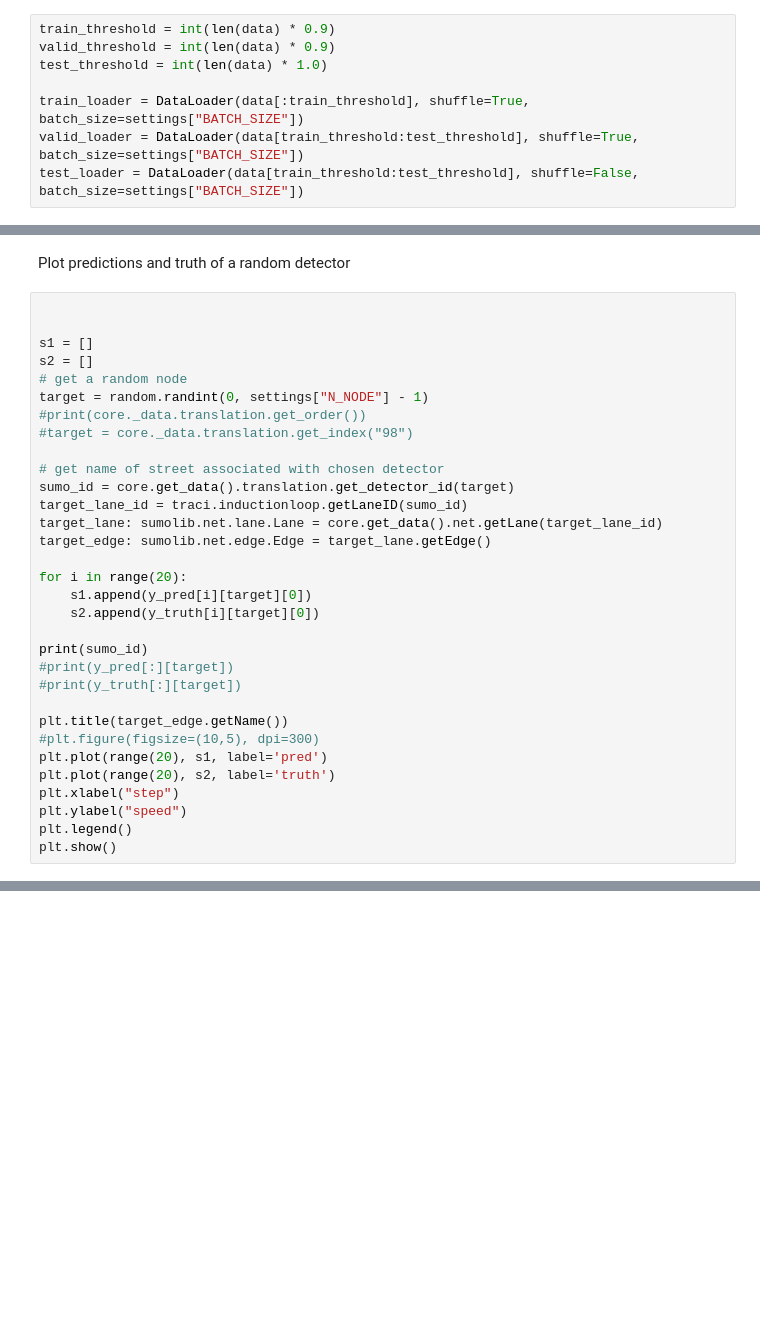
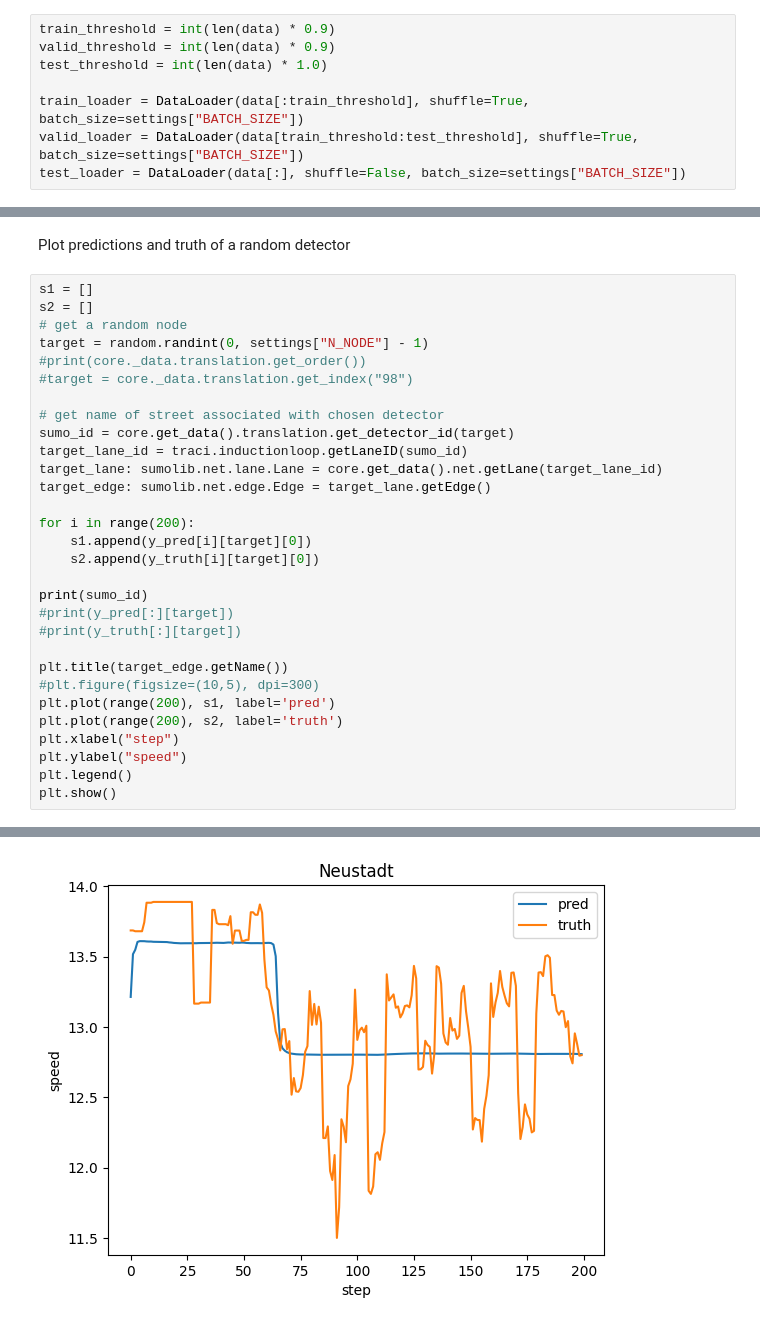
Before and after one commit to HowRuck/DeepSUMO, a Jupyter notebook: examples/celle_example_v1/example.ipynb, the cells around one changed output, grey strips where cells are left out. Saved outputs shown, nothing was run; the diff lists cells and outputs as text; blank space fills up the shorter version.

```diff
--- a/examples/celle_example_v1/example.ipynb
+++ b/examples/celle_example_v1/example.ipynb
@@ -140,7 +147,7 @@ test_threshold = int(len(data) * 1.0)
 
 train_loader = DataLoader(data[:train_threshold], shuffle=True, batch_size=settings["BATCH_SIZE"])
 valid_loader = DataLoader(data[train_threshold:test_threshold], shuffle=True, batch_size=settings["BATCH_SIZE"])
-test_loader = DataLoader(data[train_threshold:test_threshold], shuffle=False, batch_size=settings["BATCH_SIZE"])
+test_loader = DataLoader(data[:], shuffle=False, batch_size=settings["BATCH_SIZE"])
 # %% [markdown]
 Set up device
 # %%
@@ -204,8 +262,6 @@ y_truth = un_z_score(y_truth, data.mean, data.std_dev)
 # %% [markdown]
 Plot predictions and truth of a random detector
 # %%
-
-
 s1 = []
 s2 = []
 # get a random node
@@ -219,7 +275,7 @@ target_lane_id = traci.inductionloop.getLaneID(sumo_id)
 target_lane: sumolib.net.lane.Lane = core.get_data().net.getLane(target_lane_id)
 target_edge: sumolib.net.edge.Edge = target_lane.getEdge()
 
-for i in range(20):
+for i in range(200):
     s1.append(y_pred[i][target][0])
     s2.append(y_truth[i][target][0])
 
@@ -229,9 +285,10 @@ print(sumo_id)
 
 plt.title(target_edge.getName())
 #plt.figure(figsize=(10,5), dpi=300)
-plt.plot(range(20), s1, label='pred')
-plt.plot(range(20), s2, label='truth')
+plt.plot(range(200), s1, label='pred')
+plt.plot(range(200), s2, label='truth')
 plt.xlabel("step")
 plt.ylabel("speed")
 plt.legend()
 plt.show()
+# %% [output]
@@ -237,0 +296 @@ plt.show()
+[figure, added]
```
Also changed, not shown: parts of 7 cells of this notebook.
